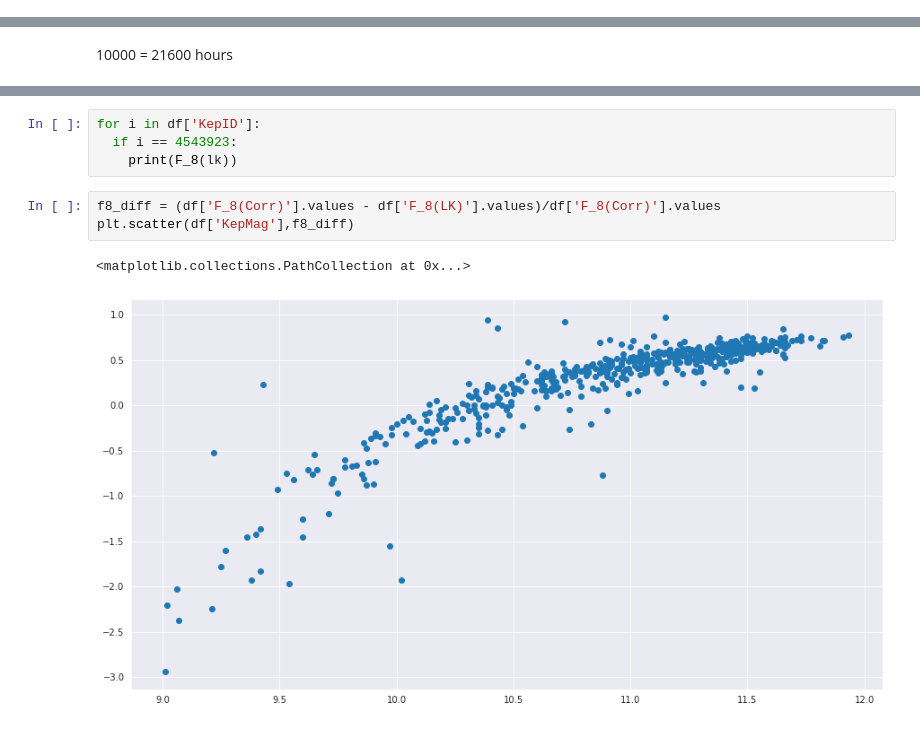
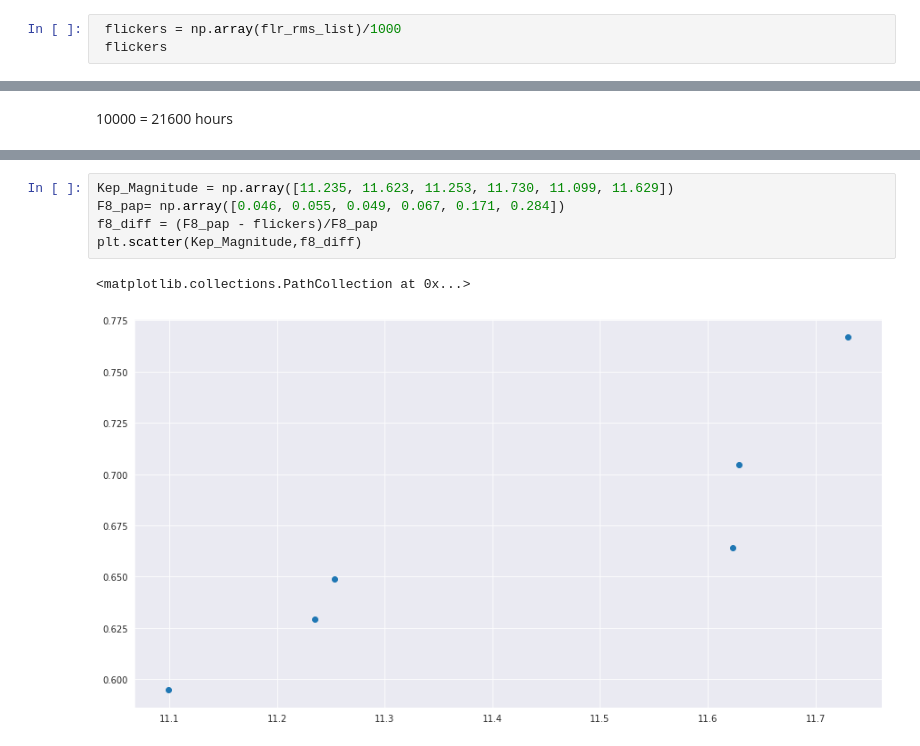
Before and after one commit to Srivardini11/lark, a Jupyter notebook: Photometric_Flicker_Revisited.ipynb, the cells around one changed output, grey strips where cells are left out. Cells and saved outputs as stored; diff of their text form.

```diff
--- a/Photometric_Flicker_Revisited.ipynb
+++ b/Photometric_Flicker_Revisited.ipynb
@@ -125,0 +200,3 @@ for id in df['KepID']:
+# %%
+ flickers = np.array(flr_rms_list)/1000
+ flickers
@@ -158,10 +208,8 @@ Text(0, 0.5, '$\\log_{10}[R_{var}$(p.p.t Kepmag corrected)]')
-# %%
-for i in df['KepID']:
-  if i == 4543923:
-    print(F_8(lk))
-# %%
-f8_diff = (df['F_8(Corr)'].values - df['F_8(LK)'].values)/df['F_8(Corr)'].values
-plt.scatter(df['KepMag'],f8_diff)
-# %% [output]
-<matplotlib.collections.PathCollection at 0x...>
-[figure, removed]
+# %%
+Kep_Magnitude = np.array([11.235, 11.623, 11.253, 11.730, 11.099, 11.629])
+F8_pap= np.array([0.046, 0.055, 0.049, 0.067, 0.171, 0.284])
+f8_diff = (F8_pap - flickers)/F8_pap
+plt.scatter(Kep_Magnitude,f8_diff)
+# %% [output]
+<matplotlib.collections.PathCollection at 0x...>
+[figure, added]
```
Also changed, not shown: parts of 17 cells of this notebook.
